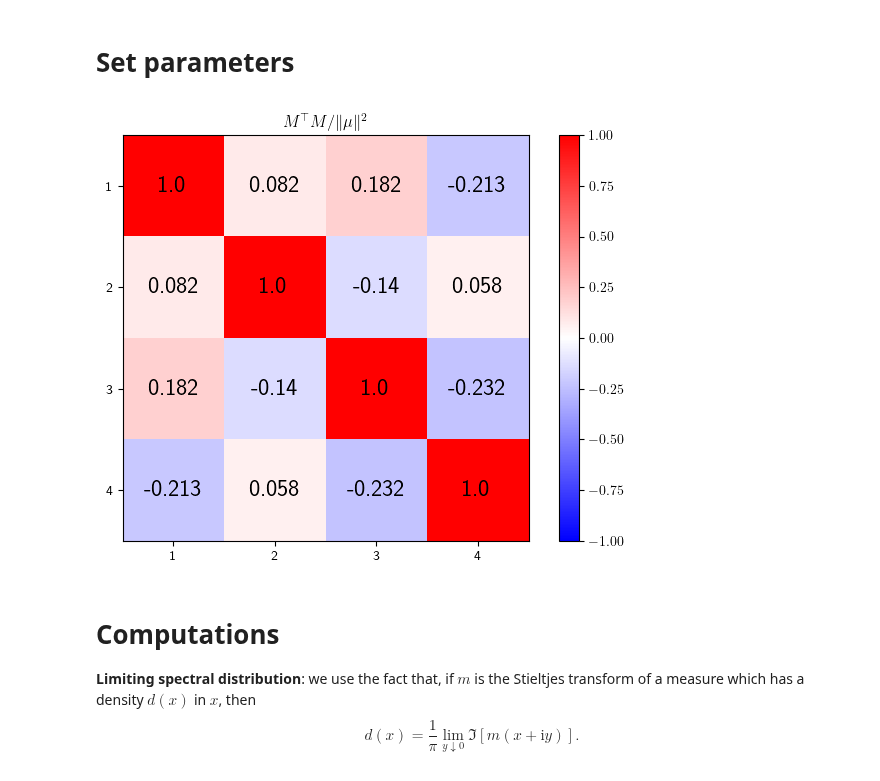
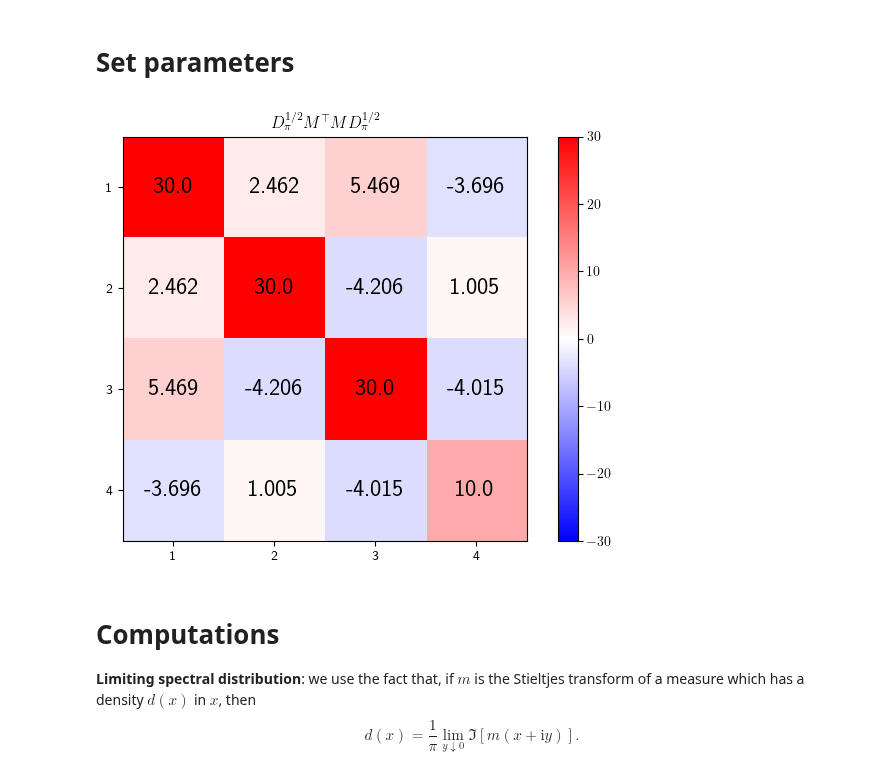
Before and after one commit to HugoLebeau/online_learning, a Jupyter notebook: Toeplitz puncturing.ipynb, the cells around one changed output. Cells and saved outputs as stored; diff of their text form; code cells hidden in the pictures.

```diff
--- a/Toeplitz puncturing.ipynb
+++ b/Toeplitz puncturing.ipynb
@@ -17,7 +17,7 @@ p = 100 # dimension
 L = 200 # band size
 mu_norm = 10
 
-setting = "$n = {} \\quad p = {} \\quad L = {} \quad || \mu || = {}$".format(n, p, L, mu_norm)
+setting = "$n = {} \\quad p = {} \\quad L = {} \\quad \\| \\mu \\| = {}$".format(n, p, L, mu_norm)
 
 c = p/n
 epsilon = (2*L-1)/n
@@ -31,30 +31,31 @@ if pm1_setting:
     M = np.concatenate([+mu, -mu], axis=1)
 else:
     k = 4 # number of classes
-    pi = np.array([0.25, 0.25, 0.25, 0.25]) # proportion of each class
+    pi = np.array([0.3, 0.3, 0.3, 0.1]) # proportion of each class
     M = stats.norm.rvs(size=(p, k))
 
 M = mu_norm*M/np.linalg.norm(M, axis=0) # centroid of each class
 J = utils.getJ(n, pi)
 nbMC = 1 # number of Monte-Carlo simulations
 # %%
-sim_classes = M.T@M/mu_norm**2
+sim_classes = (M.T@M)*np.sqrt(pi[:, None]*pi[None, :])
 
-norm = Normalize(-1, 1)
+norm_sup = np.abs(sim_classes).max()
+norm = Normalize(-norm_sup, norm_sup)
 fig, ax = plt.subplots()
 im = ax.imshow(sim_classes, norm=norm, cmap='bwr')
 fig.colorbar(im)
 range_k = np.arange(k)
 ax.set_xticks(range_k, labels=range_k+1)
 ax.set_yticks(range_k, labels=range_k+1)
 for i in range_k:
     for j in range_k:
         ax.text(j, i, np.round(sim_classes[i, j], 3), ha='center', va='center', size='xx-large')
-ax.set_title("$M^\\top M / \\| \\mu \\|^2$")
+ax.set_title("$D_\\pi^{1/2} M^\\top M D_\\pi^{1/2}$")
 fig.tight_layout()
 plt.show()
 # %% [output]
-[figure, old version]
+[figure, new version]
 # %% [markdown]
 # Computations
 
```
Also changed, not shown: parts of 8 cells of this notebook.
